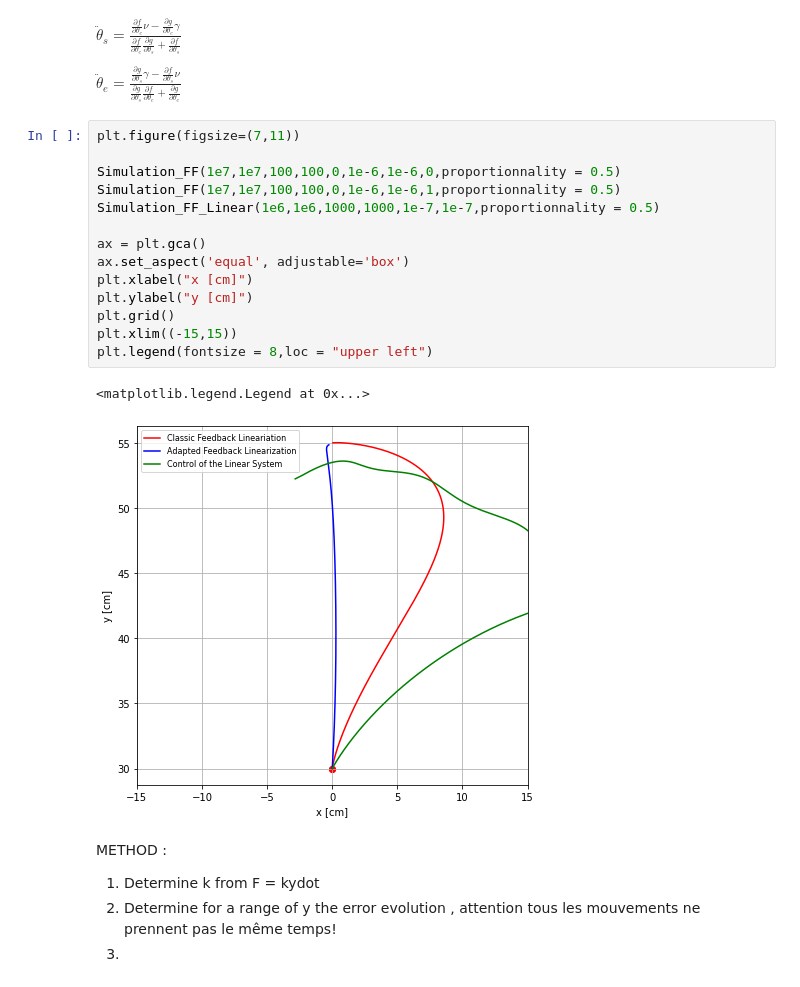
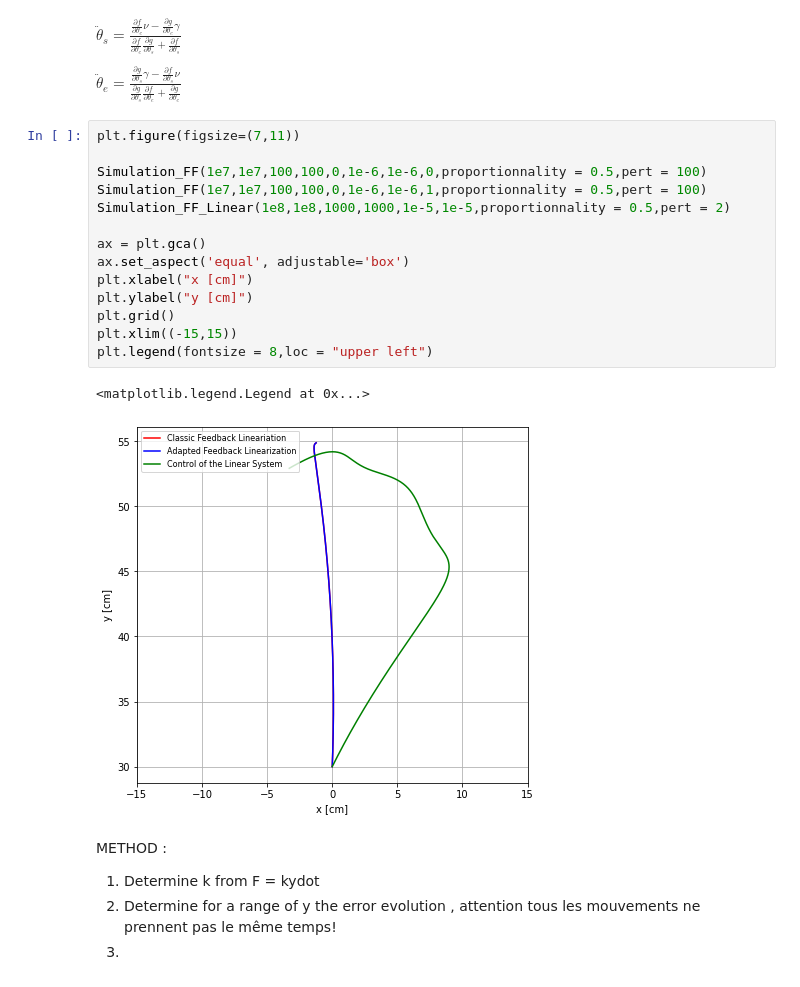
Before and after one commit to AlexandreThy/Master-Thesis, a Jupyter notebook: ForceField.ipynb, the cells around one changed output. Cells and saved outputs as stored; diff of their text form.

```diff
--- a/ForceField.ipynb
+++ b/ForceField.ipynb
@@ -27,20 +27,20 @@ $\ddot{\theta}_e = \frac{\frac{\partial g}{\partial \theta_s}\gamma - \frac{\par
 # %%
 plt.figure(figsize=(7,11))
 
-Simulation_FF(1e7,1e7,100,100,0,1e-6,1e-6,0,proportionnality = 0.5)
-Simulation_FF(1e7,1e7,100,100,0,1e-6,1e-6,1,proportionnality = 0.5)
-Simulation_FF_Linear(1e6,1e6,1000,1000,1e-7,1e-7,proportionnality = 0.5)
+Simulation_FF(1e7,1e7,100,100,0,1e-6,1e-6,0,proportionnality = 0.5,pert = 100)
+Simulation_FF(1e7,1e7,100,100,0,1e-6,1e-6,1,proportionnality = 0.5,pert = 100)
+Simulation_FF_Linear(1e8,1e8,1000,1000,1e-5,1e-5,proportionnality = 0.5,pert = 2)
 
 ax = plt.gca()
 ax.set_aspect('equal', adjustable='box')
 plt.xlabel("x [cm]")
 plt.ylabel("y [cm]")
 plt.grid()
 plt.xlim((-15,15))
 plt.legend(fontsize = 8,loc = "upper left")
 # %% [output]
 <matplotlib.legend.Legend at 0x...>
-[figure, old version]
+[figure, new version]
 # %% [markdown]
 METHOD :
 
```
Also changed, not shown: 5 other files.
